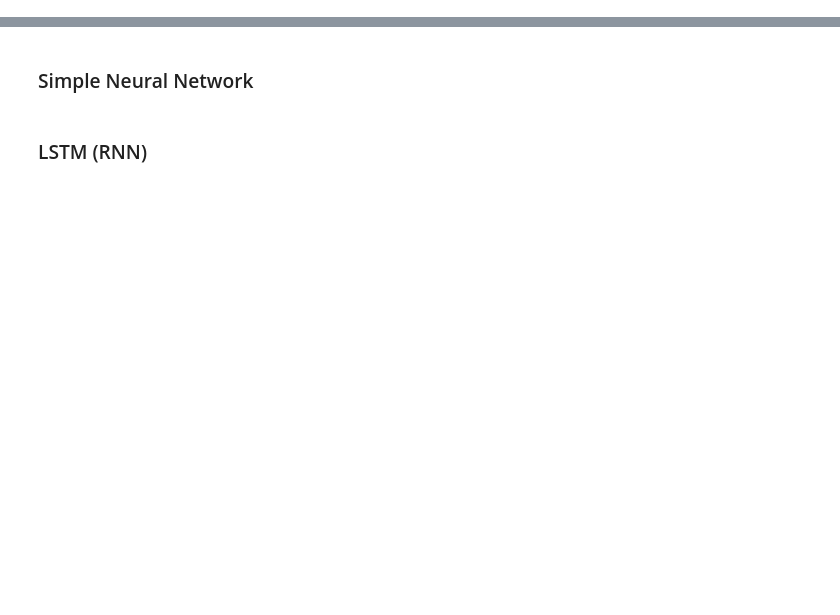
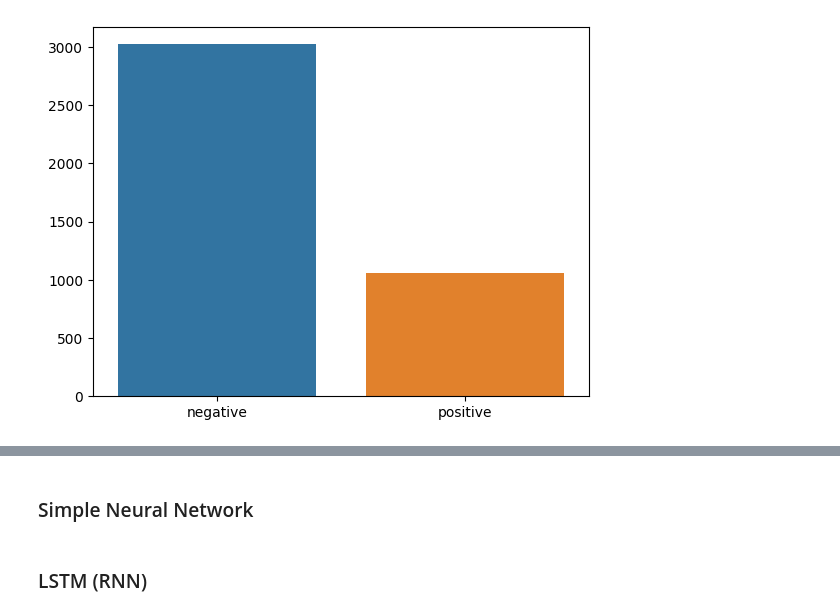
Before and after one commit to usmansiddiqui98/data-dialogue, a Jupyter notebook: notebooks/sentiment/LSTM.ipynb, the cells around one changed output, grey strips where cells are left out. Saved outputs shown, nothing was run; the diff lists cells and outputs as text; code cells hidden in the pictures; blank space fills up the shorter version.

```diff
--- a/notebooks/sentiment/LSTM.ipynb
+++ b/notebooks/sentiment/LSTM.ipynb
@@ -31,0 +34,6 @@ df.head()
+# %%
+dd = pd.Series(y_train).value_counts()
+sns.barplot(x=np.array(['negative','positive']),y=dd.values)
+plt.show()
+# %% [output]
+[figure, added]
```
Also changed, not shown: parts of 25 cells of this notebook.
